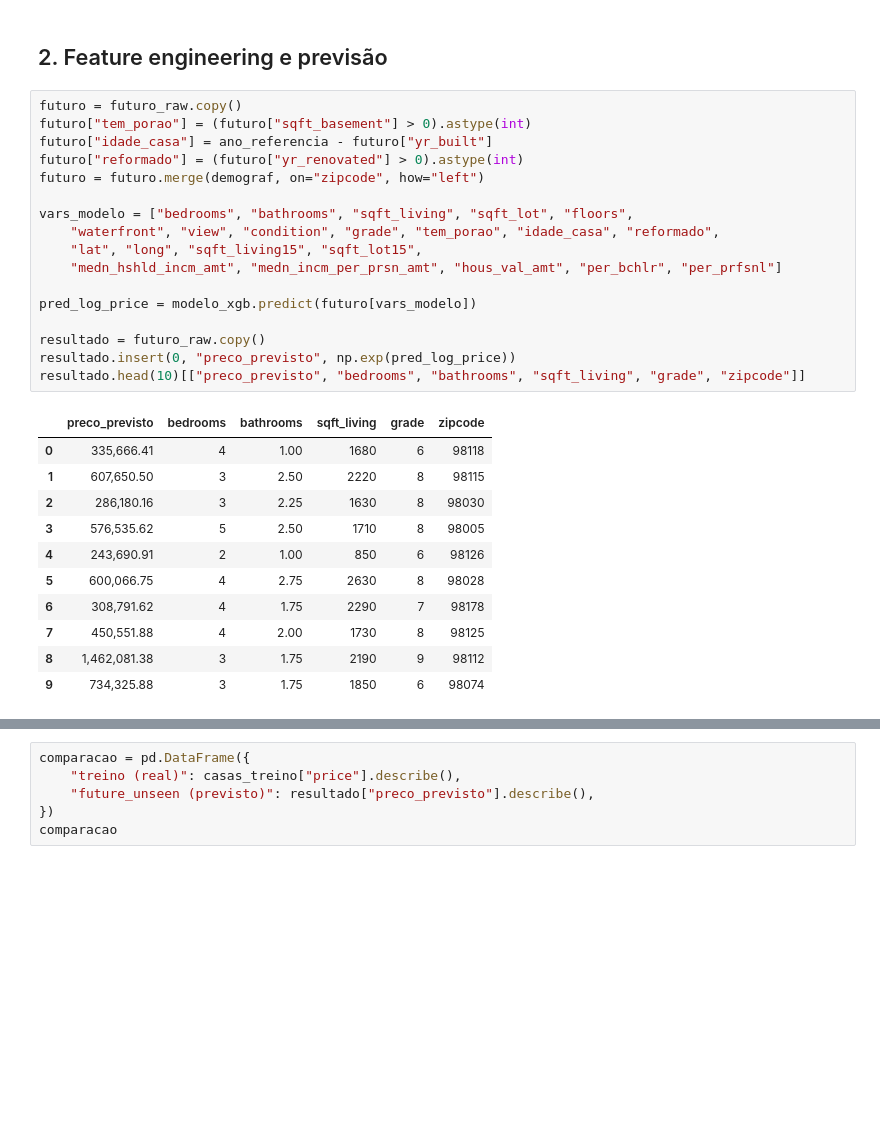
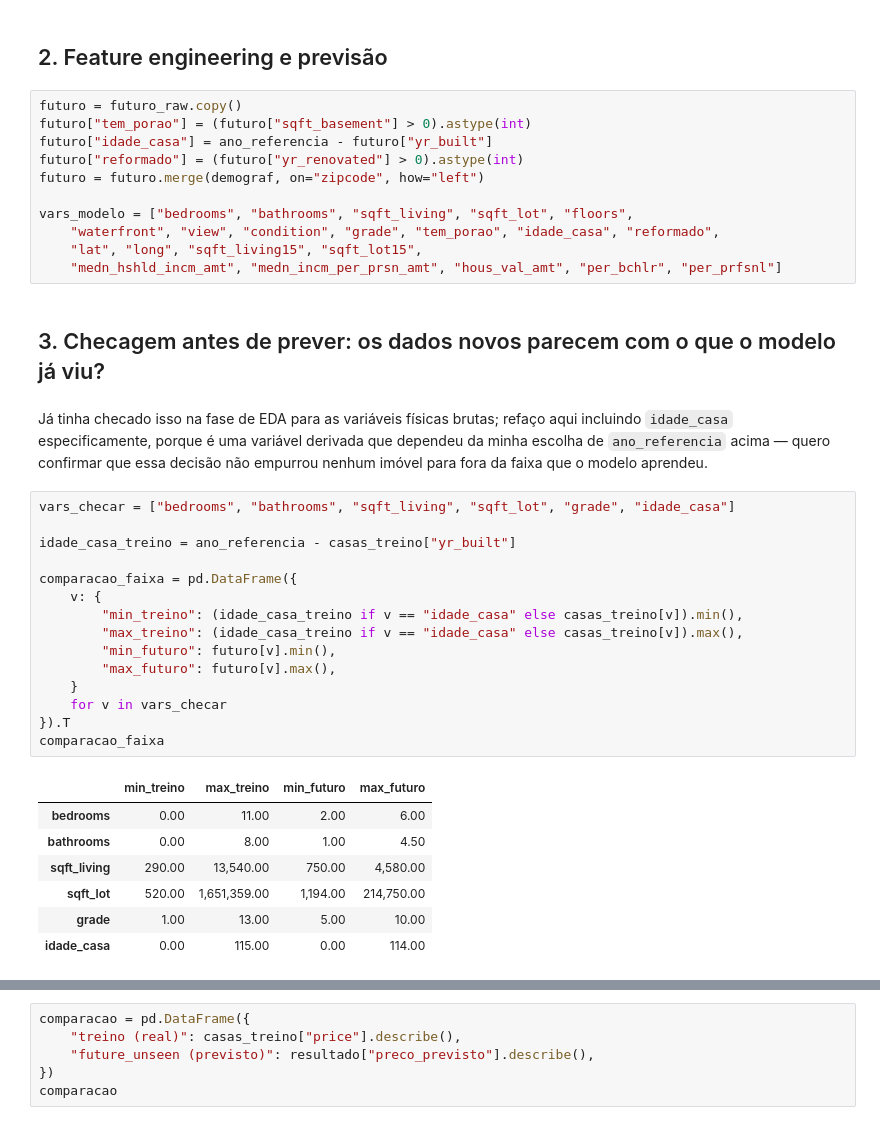
Before and after one commit to dmourasi/king-county-house-prices, a Jupyter notebook: python/02-3_previsao_futuro.ipynb, the cells around one changed output, grey strips where cells are left out. Cells and saved outputs as stored; diff of their text form; blank space fills up the shorter version.

```diff
--- a/python/02-3_previsao_futuro.ipynb
+++ b/python/02-3_previsao_futuro.ipynb
@@ -43,21 +43,30 @@ vars_modelo = ["bedrooms", "bathrooms", "sqft_living", "sqft_lot", "floors",
     "waterfront", "view", "condition", "grade", "tem_porao", "idade_casa", "reformado",
     "lat", "long", "sqft_living15", "sqft_lot15",
     "medn_hshld_incm_amt", "medn_incm_per_prsn_amt", "hous_val_amt", "per_bchlr", "per_prfsnl"]
-
-pred_log_price = modelo_xgb.predict(futuro[vars_modelo])
-
-resultado = futuro_raw.copy()
-resultado.insert(0, "preco_previsto", np.exp(pred_log_price))
-resultado.head(10)[["preco_previsto", "bedrooms", "bathrooms", "sqft_living", "grade", "zipcode"]]
-# %% [output]
-|  | preco_previsto | bedrooms | bathrooms | sqft_living | grade | zipcode |
-| 0 | 335,666.41 | 4 | 1.00 | 1680 | 6 | 98118 |
-| 1 | 607,650.50 | 3 | 2.50 | 2220 | 8 | 98115 |
-| 2 | 286,180.16 | 3 | 2.25 | 1630 | 8 | 98030 |
-| 3 | 576,535.62 | 5 | 2.50 | 1710 | 8 | 98005 |
-| 4 | 243,690.91 | 2 | 1.00 | 850 | 6 | 98126 |
-| 5 | 600,066.75 | 4 | 2.75 | 2630 | 8 | 98028 |
-| 6 | 308,791.62 | 4 | 1.75 | 2290 | 7 | 98178 |
-| 7 | 450,551.88 | 4 | 2.00 | 1730 | 8 | 98125 |
-| 8 | 1,462,081.38 | 3 | 1.75 | 2190 | 9 | 98112 |
-| 9 | 734,325.88 | 3 | 1.75 | 1850 | 6 | 98074 |
+# %% [markdown]
+## 3. Checagem antes de prever: os dados novos parecem com o que o modelo já viu?
+# %% [markdown]
+Já tinha checado isso na fase de EDA para as variáveis físicas brutas; refaço aqui incluindo `idade_casa` especificamente, porque é uma variável derivada que dependeu da minha escolha de `ano_referencia` acima — quero confirmar que essa decisão não empurrou nenhum imóvel para fora da faixa que o modelo aprendeu.
+# %%
+vars_checar = ["bedrooms", "bathrooms", "sqft_living", "sqft_lot", "grade", "idade_casa"]
+
+idade_casa_treino = ano_referencia - casas_treino["yr_built"]
+
+comparacao_faixa = pd.DataFrame({
+    v: {
+        "min_treino": (idade_casa_treino if v == "idade_casa" else casas_treino[v]).min(),
+        "max_treino": (idade_casa_treino if v == "idade_casa" else casas_treino[v]).max(),
+        "min_futuro": futuro[v].min(),
+        "max_futuro": futuro[v].max(),
+    }
+    for v in vars_checar
+}).T
+comparacao_faixa
+# %% [output]
+|  | min_treino | max_treino | min_futuro | max_futuro |
+| bedrooms | 0.00 | 11.00 | 2.00 | 6.00 |
+| bathrooms | 0.00 | 8.00 | 1.00 | 4.50 |
+| sqft_living | 290.00 | 13,540.00 | 750.00 | 4,580.00 |
+| sqft_lot | 520.00 | 1,651,359.00 | 1,194.00 | 214,750.00 |
+| grade | 1.00 | 13.00 | 5.00 | 10.00 |
+| idade_casa | 0.00 | 115.00 | 0.00 | 114.00 |
```
Also changed, not shown: parts of 3 cells of this notebook, 6 other files.
